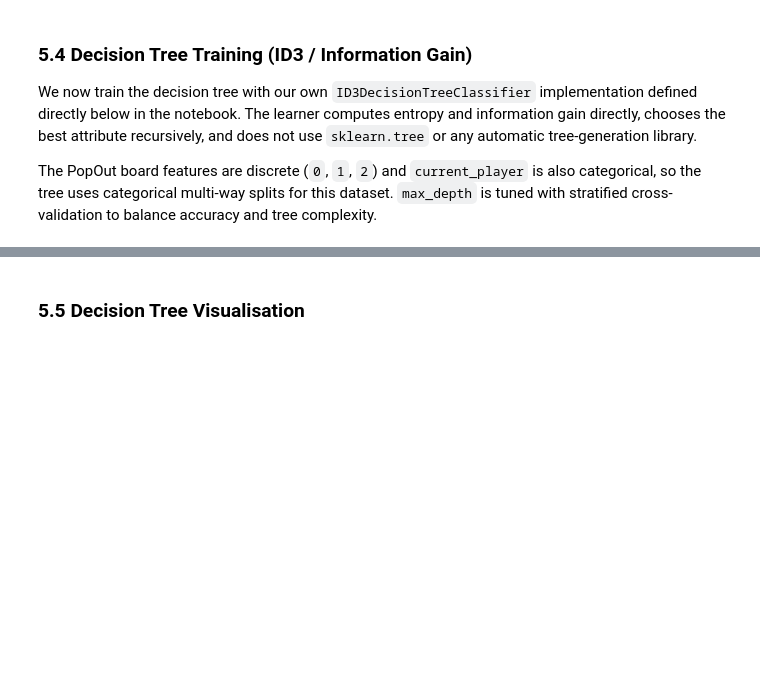
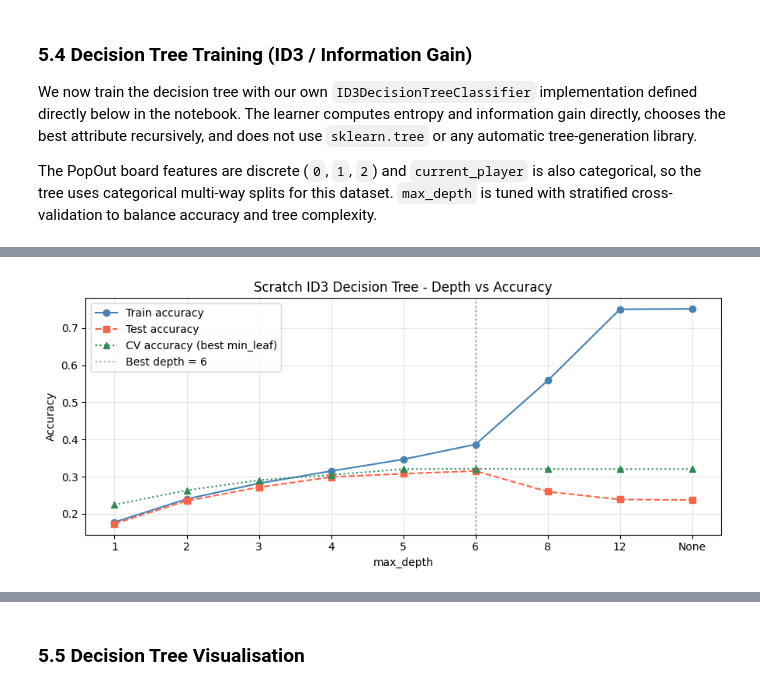
Before and after one commit to PFerreira12/MCTS-Decision-Trees, a Jupyter notebook: PopOut_MCTS_DecisionTrees.ipynb, the cells around one changed output, grey strips where cells are left out. Drawn from its saved outputs; the diff is of its cells as text; code cells hidden in the pictures; blank space fills up the shorter version.

```diff
--- a/PopOut_MCTS_DecisionTrees.ipynb
+++ b/PopOut_MCTS_DecisionTrees.ipynb
@@ -2159,35 +2403,43 @@ print(f"Tree nodes                    : {dt_id3.node_count_}")
 # %%
 # -- Depth vs accuracy plot ---------------------------------------------
 depth_labels = [str(d) if d is not None else 'None' for d in depths]
 train_accs = []
 test_accs = []
 
 for d in depths:
     dt_tmp = ID3DecisionTreeClassifier(
         max_depth=d,
         feature_names=FEATURE_NAMES,
         categorical_features=FEATURE_NAMES,
     )
     dt_tmp.fit(X_train, y_train)
     train_accs.append(accuracy_score(y_train, dt_tmp.predict(X_train)))
     test_accs.append(accuracy_score(y_test, dt_tmp.predict(X_test)))
 
+# Best CV score per depth (max over all min_leaf values)
+cv_score_per_depth = [
+    max(score for d2, _, score in cv_pairs if d2 == d)
+    for d in depths
+]
+
 fig, ax = plt.subplots(figsize=(9, 4))
 x_ticks = range(len(depths))
 ax.plot(x_ticks, train_accs, 'o-', label='Train accuracy', color='steelblue')
 ax.plot(x_ticks, test_accs, 's--', label='Test accuracy', color='tomato')
-ax.plot(x_ticks, cv_scores, '^:', label='CV accuracy', color='seagreen')
-ax.axvline(x=int(np.argmax(cv_scores)), color='gray', linestyle=':', alpha=.7,
+ax.plot(x_ticks, cv_score_per_depth, '^:', label='CV accuracy (best min_leaf)', color='seagreen')
+ax.axvline(x=int(np.argmax(cv_score_per_depth)), color='gray', linestyle=':', alpha=.7,
            label=f'Best depth = {best_depth}')
 ax.set_xticks(x_ticks)
 ax.set_xticklabels(depth_labels)
 ax.set_xlabel('max_depth')
 ax.set_ylabel('Accuracy')
 ax.set_title('Scratch ID3 Decision Tree - Depth vs Accuracy')
 ax.legend()
 ax.grid(alpha=.3)
 plt.tight_layout()
 plt.show()
+# %% [output]
+[figure, added]
 # %%
 # -- Classification report -----------------------------------------------
 action_labels = [str(decode_move(i)) for i in range(N_ACTIONS)]
```
Also changed, not shown: parts of 32 cells of this notebook, 13 other files.
